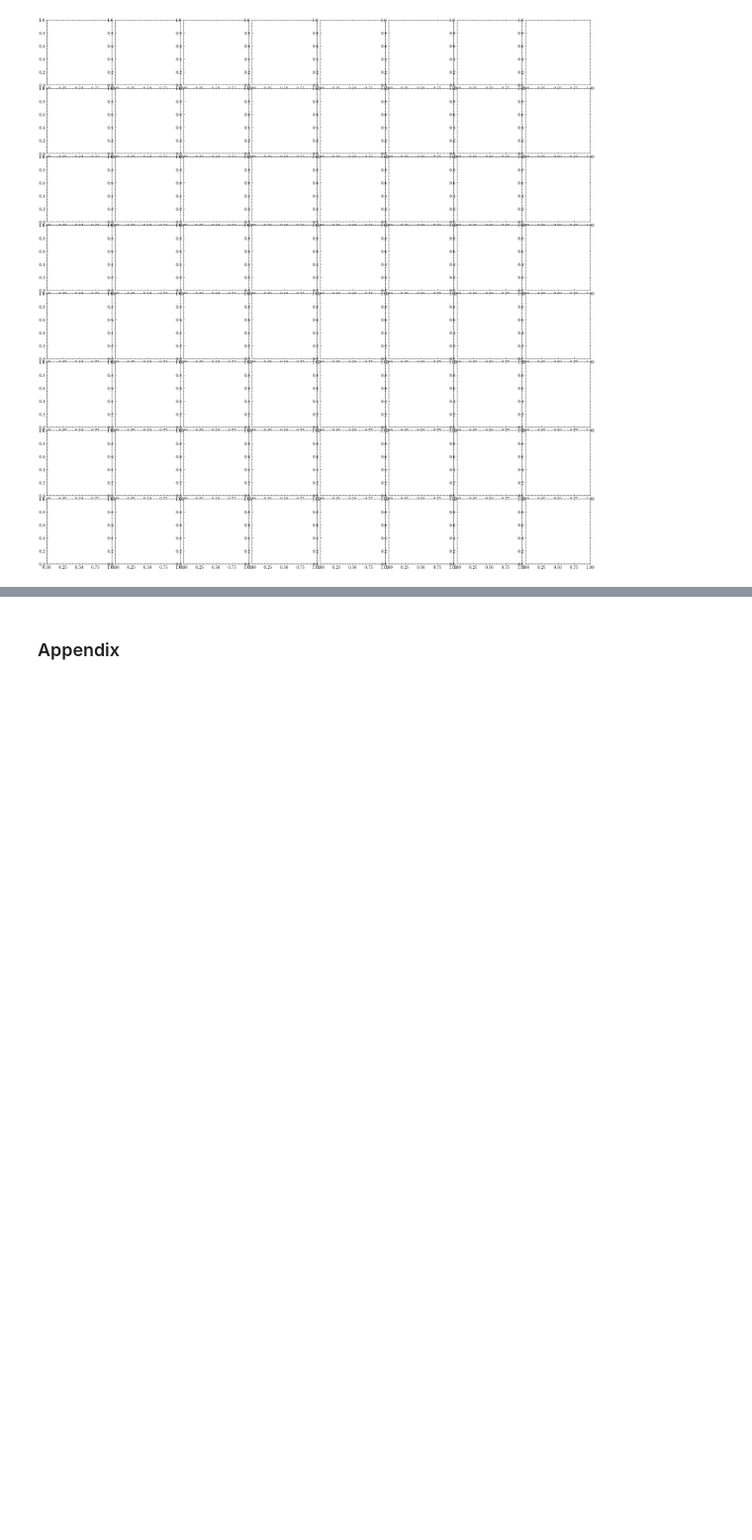
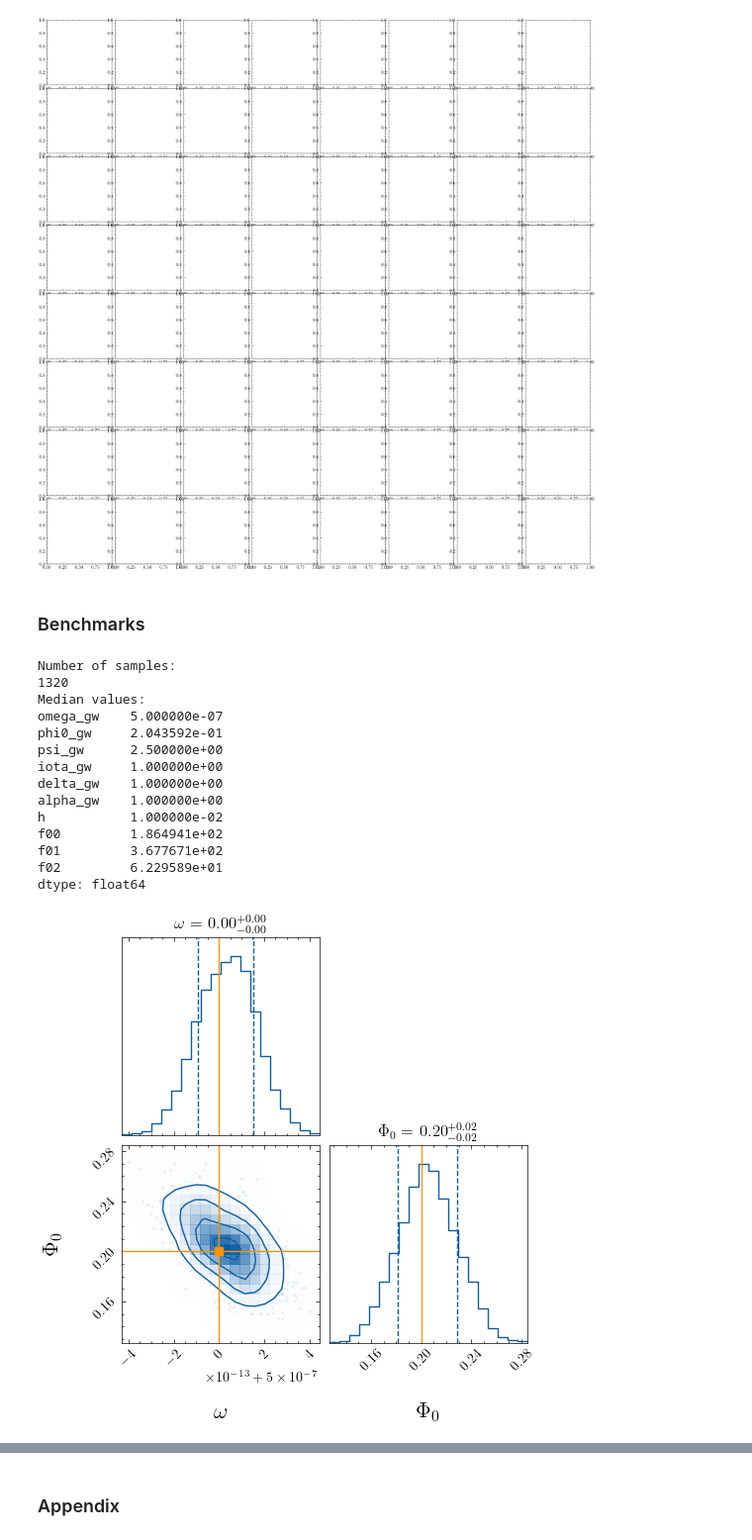
Before and after one commit to tomkimpson/StateSpacePTA, a Jupyter notebook: notebooks/plots_for_paper.ipynb, the cells around one changed output, grey strips where cells are left out. Shown at 99% size. Cells and saved outputs as stored; diff of their text form; code cells hidden in the pictures; blank space fills up the shorter version.

Commit message:
all parameters, dynesty

```diff
--- a/notebooks/plots_for_paper.ipynb
+++ b/notebooks/plots_for_paper.ipynb
@@ -117,3 +117,33 @@ See the caveats in the documentation: https://pandas.pydata.org/pandas-docs/stab
   y_post["omega_gw_log"] = y_post["omega_gw"] #np.log10(y_post[["omega_gw"]].to_numpy())
 ValueError: Dimension mismatch between samples and range
 [figure]
+# %% [markdown]
+### Benchmarks
+# %%
+from plotting import plot_custom_corner
+import numpy as np
+
+
+path = "../data/nested_sampling/benchmark_20_psr_2_params_result.json"
+
+injection_parameters = [5e-7,0.20]
+labels = [r'$\omega$',r'$\Phi_0$']
+variables_to_plot = ["omega_gw","phi0_gw"]
+axes_scales = ["log", "linear"]
+plot_custom_corner(path,variables_to_plot,labels,injection_parameters,ranges,axes_scales,savefig=None)
+# %% [output]
+Number of samples:
+1320
+Median values:
+omega_gw    5.000000e-07
+phi0_gw     2.043592e-01
+psi_gw      2.500000e+00
+iota_gw     1.000000e+00
+delta_gw    1.000000e+00
+alpha_gw    1.000000e+00
+h           1.000000e-02
+f00         1.864941e+02
+f01         3.677671e+02
+f02         6.229589e+01
+dtype: float64
+[figure, added]
```
Also changed, not shown: parts of 3 cells of this notebook, 2 other files.
